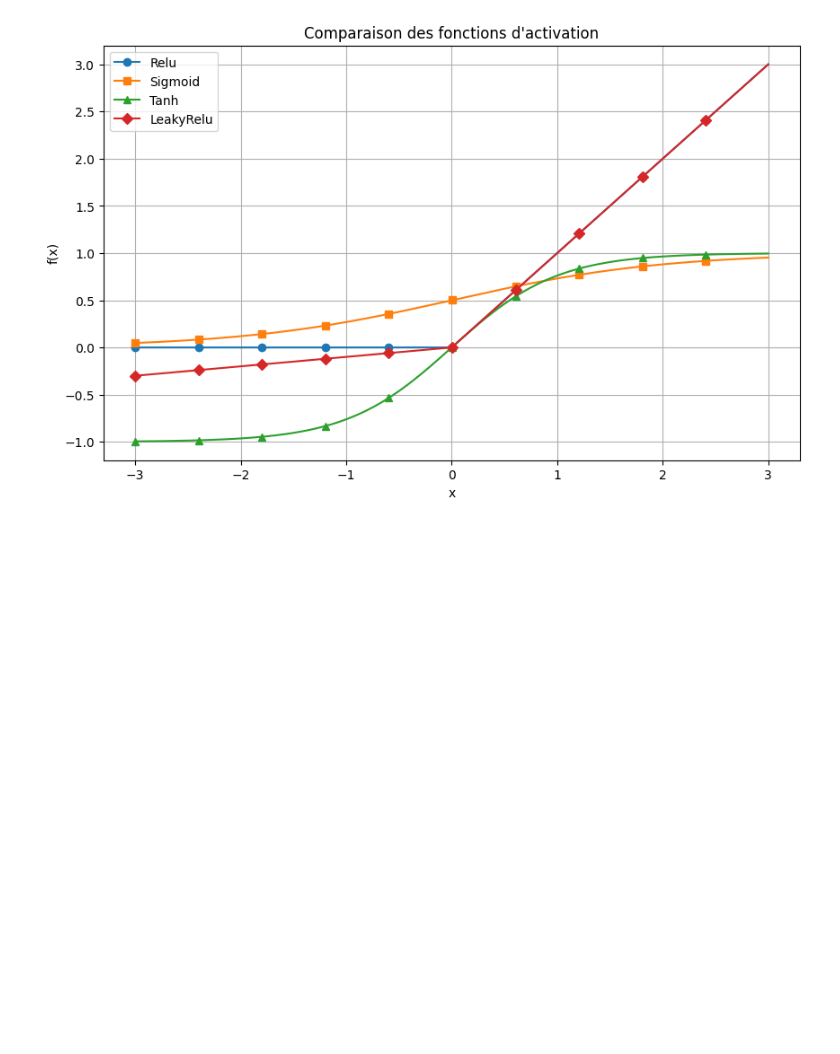
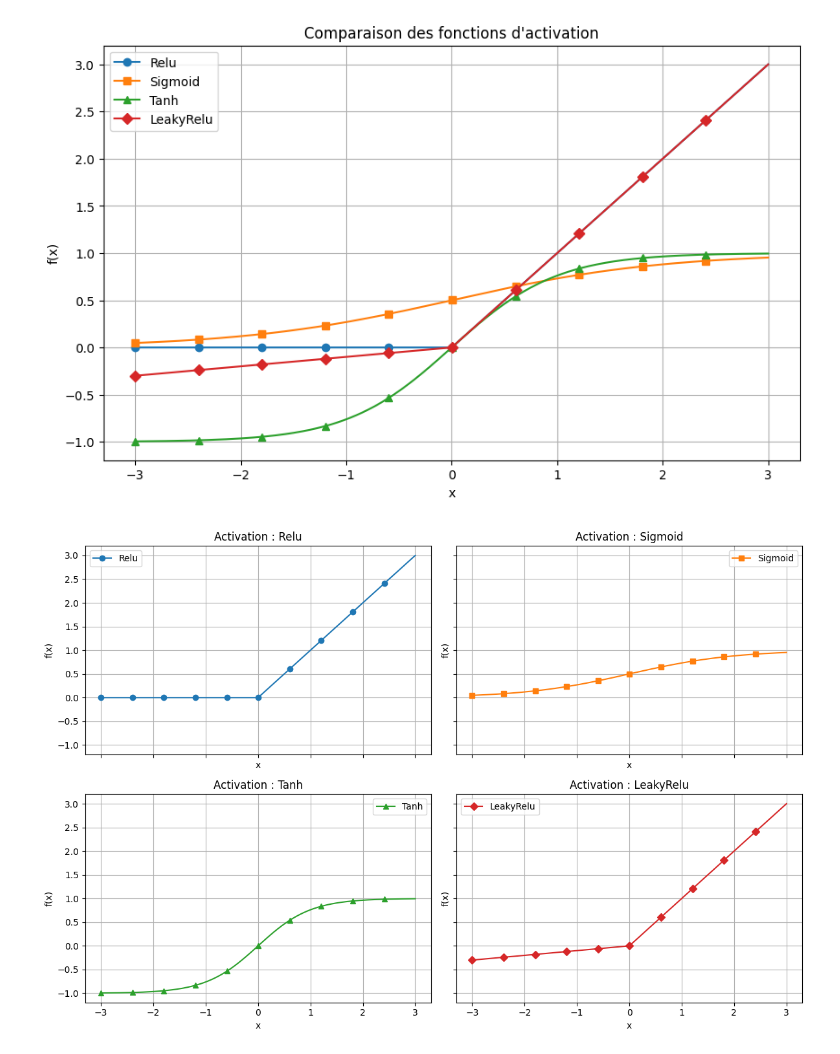
Before and after one commit to Mochatr/python_for_AI, a Jupyter notebook: TP_Activation.ipynb, the cells around one changed output. Cells and saved outputs as stored; diff of their text form; code cells hidden in the pictures; blank space fills up the shorter version.

Commit message:
Subplots (grille 2 * 2)

```diff
--- a/TP_Activation.ipynb
+++ b/TP_Activation.ipynb
@@ -52,3 +52,34 @@ plt.legend()
 plt.show()
 # %% [output]
 [figure]
+# %%
+# Création d'une grille 2x2 avec plt.subplots
+fig, axes = plt.subplots(2, 2, figsize=(12, 8), sharex=True, sharey=True)
+
+axes = axes.ravel()
+
+for i, (nom, y) in enumerate(activations.items()):
+    ax = axes[i]
+
+    # Traçage d'activation par subplot avec ax.plot(...)
+    ax.plot(x, y,
+            label=nom,
+            color=couleurs[nom],
+            marker=marques[nom],
+            markersize=6,
+            markevery=60)
+
+    # Ajouter titre, labels, grille, légende dans chaque axe
+    ax.set_title(f"Activation : {nom}")
+    ax.set_xlabel("x")
+    ax.set_ylabel("f(x)")
+    ax.grid(True)
+    ax.legend()
+
+# éviter le chevauchement des textes et ajuster la figure [cite: 128, 42]
+plt.tight_layout()
+
+# Afficher la figure [cite: 128]
+plt.show()
+# %% [output]
+[figure, added]
```
